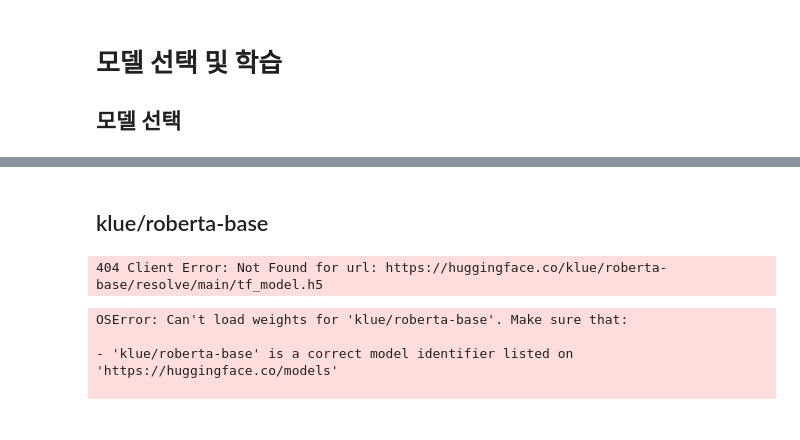
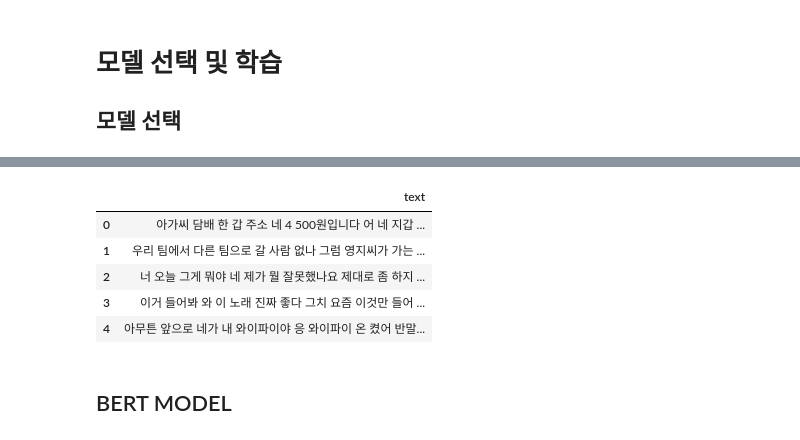
Before and after one commit to seojingjin/Main_branch, a Jupyter notebook: Train.ipynb, the cells around one changed output, grey strips where cells are left out. Cells and saved outputs as stored; diff of their text form; code cells hidden in the pictures.

```diff
--- a/Train.ipynb
+++ b/Train.ipynb
@@ -82,2 +144,0 @@ labels = y_data
-# %% [markdown]
-## klue/roberta-base
@@ -121,10 +144,0 @@ class TokenDataset(Dataset):
-# %%
-# 토크나이저 지정
-tokenizer_pretrained = CHECKPOINT_NAME
-
-# 데이터셋 생성
-train_data = TokenDataset(train_data, tokenizer_pretrained)
-test_data = TokenDataset(test_data, tokenizer_pretrained)
-
-train_loader = DataLoader(train_data, batch_size=batch_size, shuffle=True, num_workers = 8)
-test_loader = DataLoader(test_data, batch_size=batch_size, shuffle=False, num_workers = 8)
@@ -149,18 +144,0 @@ config
-# %%
-from transformers import BertModel
-from tensorflow.keras.layers import Input, Dense
-from tensorflow.keras.models import Model
-from sklearn.model_selection import train_test_split
-import pandas as pd
-import numpy as np
-import tensorflow as tf
-from sklearn.preprocessing import LabelEncoder
-
-# 모델 생성
-model_bert = BertModel.from_pretrained(CHECKPOINT_NAME).to(device)
-# %% [output]
-404 Client Error: Not Found for url: https://huggingface.co/klue/roberta-base/resolve/main/tf_model.h5
-OSError: Can't load weights for 'klue/roberta-base'. Make sure that:
-
-- 'klue/roberta-base' is a correct model identifier listed on 'https://huggingface.co/models'
-
@@ -180,0 +145,11 @@ model.save(f'Model/{model_name}.h5')
+# %%
+test_data.head()
+# %% [output]
+|  | text |
+| 0 | 아가씨 담배 한 갑 주소 네 4 500원입니다 어 네 지갑 ... |
+| 1 | 우리 팀에서 다른 팀으로 갈 사람 없나 그럼 영지씨가 가는 ... |
+| 2 | 너 오늘 그게 뭐야 네 제가 뭘 잘못했나요 제대로 좀 하지 ... |
+| 3 | 이거 들어봐 와 이 노래 진짜 좋다 그치 요즘 이것만 들어 ... |
+| 4 | 아무튼 앞으로 네가 내 와이파이야 응 와이파이 온 켰어 반말... |
+# %% [markdown]
+## BERT MODEL
```
Also changed, not shown: parts of 27 cells of this notebook, 9 other files.
